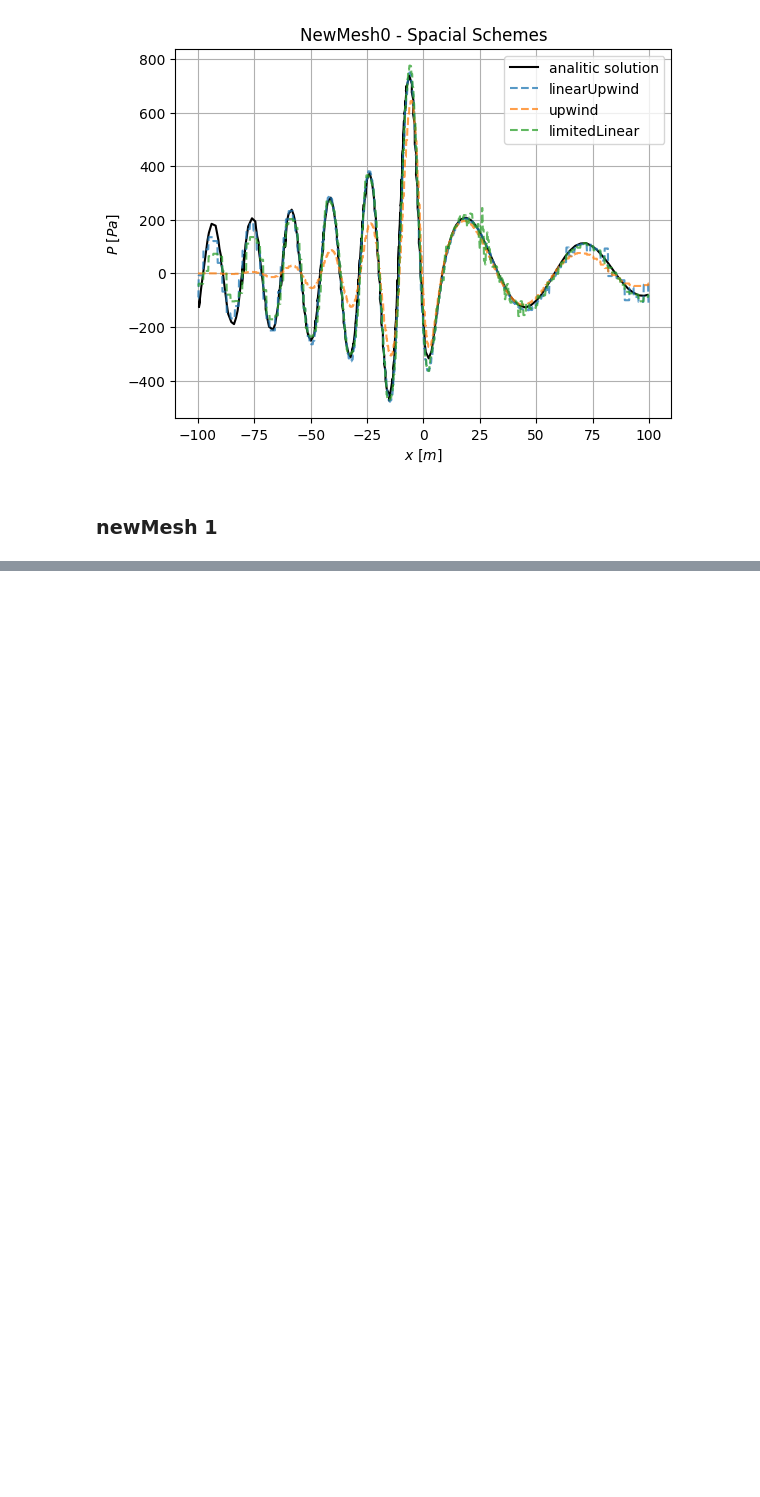
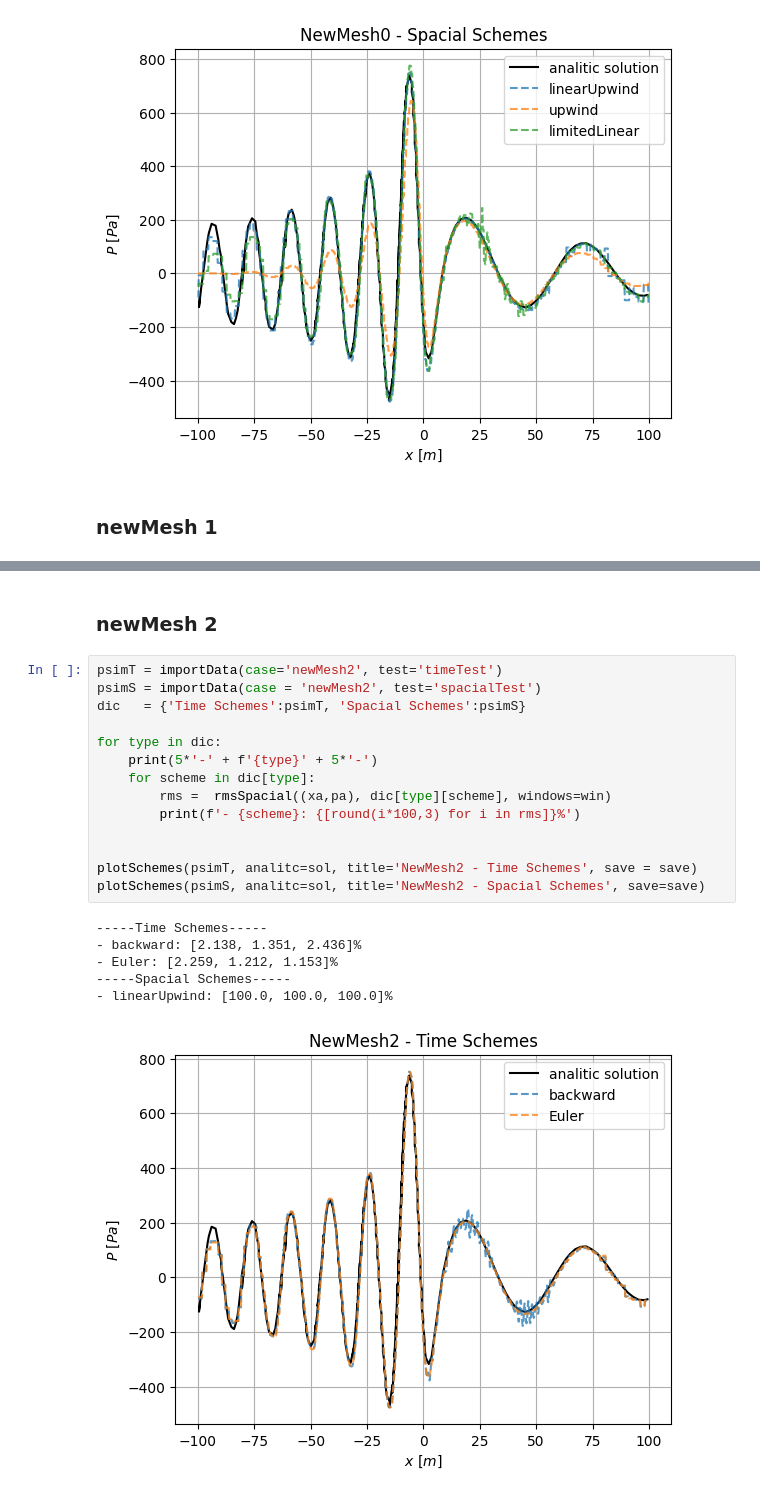
Before and after one commit to Widmark-Kaue/Aeroacoustics-Monopole-Errors, a Jupyter notebook: scripts/schemes.ipynb, the cells around one changed output, grey strips where cells are left out. Cells and saved outputs as stored; diff of their text form; blank space fills up the shorter version.

```diff
--- a/scripts/schemes.ipynb
+++ b/scripts/schemes.ipynb
@@ -151,0 +152,23 @@ plotSchemes(psimS, analitc=sol, title='NewMesh1 - Spacial Schemes', save=save)
+# %% [markdown]
+### newMesh 2
+# %%
+psimT = importData(case='newMesh2', test='timeTest')
+psimS = importData(case = 'newMesh2', test='spacialTest')
+dic   = {'Time Schemes':psimT, 'Spacial Schemes':psimS}
+
+for type in dic:
+    print(5*'-' + f'{type}' + 5*'-')
+    for scheme in dic[type]:
+        rms =  rmsSpacial((xa,pa), dic[type][scheme], windows=win)
+        print(f'- {scheme}: {[round(i*100,3) for i in rms]}%')
+
+
+plotSchemes(psimT, analitc=sol, title='NewMesh2 - Time Schemes', save = save)
+plotSchemes(psimS, analitc=sol, title='NewMesh2 - Spacial Schemes', save=save)
+# %% [output]
+-----Time Schemes-----
+- backward: [2.138, 1.351, 2.436]%
+- Euler: [2.259, 1.212, 1.153]%
+-----Spacial Schemes-----
+- linearUpwind: [100.0, 100.0, 100.0]%
+[figure, added]
```
Also changed, not shown: parts of 3 cells of this notebook.
